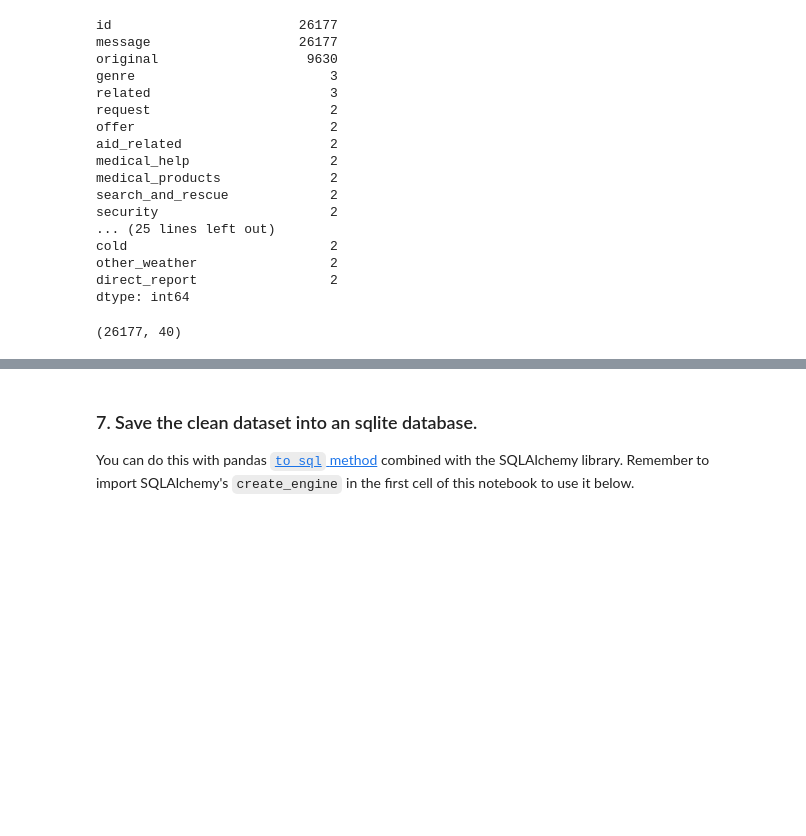
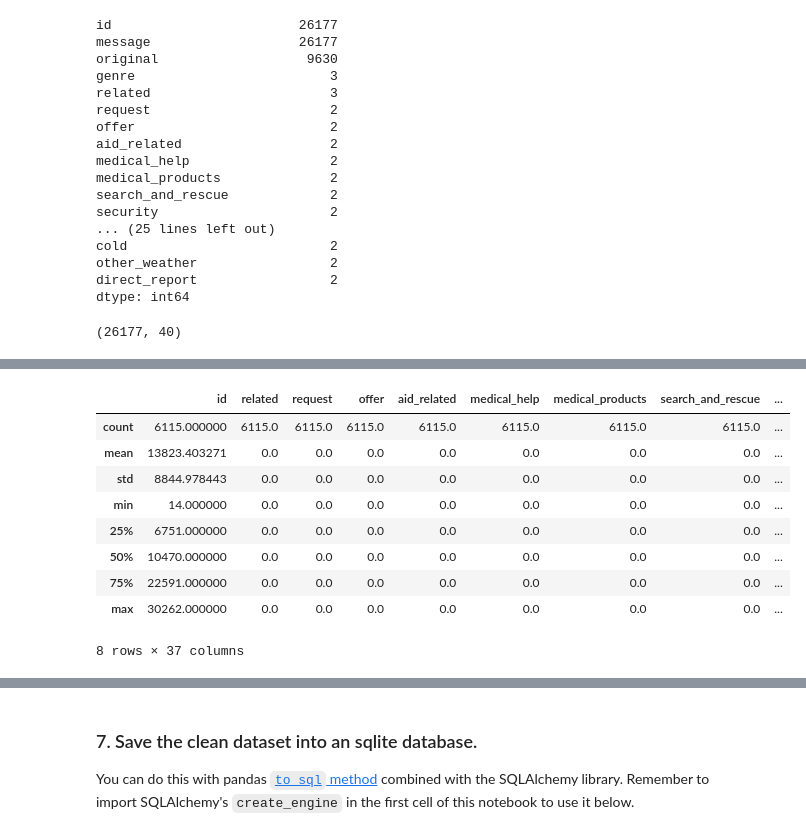
Before and after one commit to ankitkohli88/disaster-response-prediction, a Jupyter notebook: notebooks/ETL Pipeline Preparation.ipynb, the cells around one changed output, grey strips where cells are left out. Drawn from its saved outputs; the diff is of its cells as text; code cells hidden in the pictures; blank space fills up the shorter version.

```diff
--- a/notebooks/ETL Pipeline Preparation.ipynb
+++ b/notebooks/ETL Pipeline Preparation.ipynb
@@ -221,0 +258,13 @@ dtype: int64
+# %%
+df [df ['related'] ==0].describe ()
+# %% [output]
+|  | id | related | request | offer | aid_related | medical_help | medical_products | search_and_rescue | ... |
+| count | 6115.000000 | 6115.0 | 6115.0 | 6115.0 | 6115.0 | 6115.0 | 6115.0 | 6115.0 | ... |
+| mean | 13823.403271 | 0.0 | 0.0 | 0.0 | 0.0 | 0.0 | 0.0 | 0.0 | ... |
+| std | 8844.978443 | 0.0 | 0.0 | 0.0 | 0.0 | 0.0 | 0.0 | 0.0 | ... |
+| min | 14.000000 | 0.0 | 0.0 | 0.0 | 0.0 | 0.0 | 0.0 | 0.0 | ... |
+| 25% | 6751.000000 | 0.0 | 0.0 | 0.0 | 0.0 | 0.0 | 0.0 | 0.0 | ... |
+| 50% | 10470.000000 | 0.0 | 0.0 | 0.0 | 0.0 | 0.0 | 0.0 | 0.0 | ... |
+| 75% | 22591.000000 | 0.0 | 0.0 | 0.0 | 0.0 | 0.0 | 0.0 | 0.0 | ... |
+| max | 30262.000000 | 0.0 | 0.0 | 0.0 | 0.0 | 0.0 | 0.0 | 0.0 | ... |
+8 rows × 37 columns
```
Also changed, not shown: parts of 6 cells of this notebook, 1 other file.
